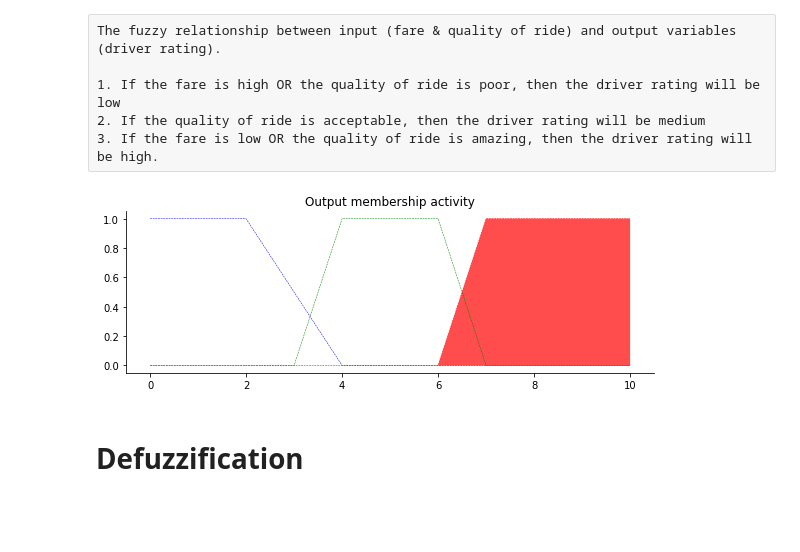
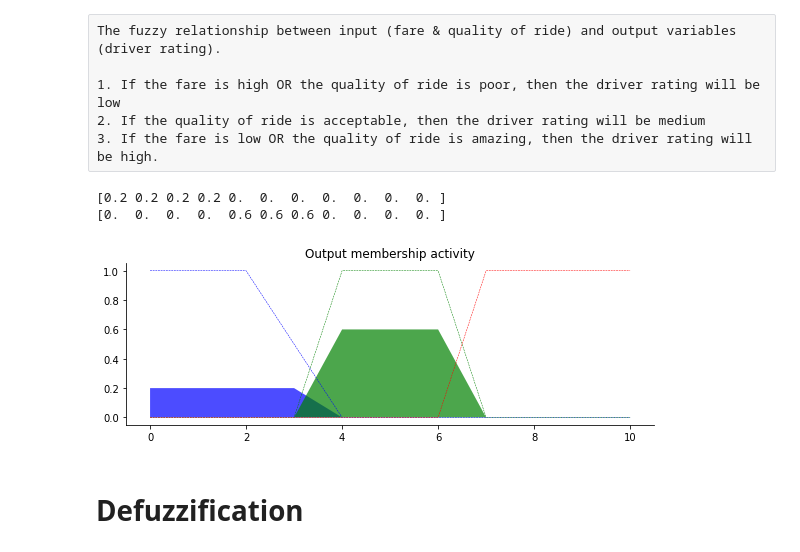
Before and after one commit to hoyin91/CCS516_Assignment2_fuzzy, a Jupyter notebook: Fuzzy_ass_2.ipynb, the cells around one changed output. Saved outputs shown, nothing was run; the diff lists cells and outputs as text; code cells hidden in the pictures; blank space fills up the shorter version.

```diff
--- a/Fuzzy_ass_2.ipynb
+++ b/Fuzzy_ass_2.ipynb
@@ -64,8 +64,8 @@ The fuzzy relationship between input (fare & quality of ride) and output variabl
 # %%
 # We need the activation of our fuzzy membership functions at these values.
 # This is what fuzz.interp_membership exists for!
-fare_price = 25.5
-quality_level = 7.5
+fare_price = 19.3
+quality_level = 3.6
 
 fare_level_lo = fuzz.interp_membership(x_fare, fare_lo, fare_price)
 fare_level_md = fuzz.interp_membership(x_fare, fare_md, fare_price)
@@ -82,36 +82,38 @@ active_rule1 = np.fmax(fare_level_hi, qual_level_lo)
 # Now we apply this by clipping the top off the corresponding output
 # membership function with `np.fmin`
 rate_activation_lo = np.fmin(active_rule1, rating_lo)  # removed entirely to 0
-
+print(rate_activation_lo)
 # For rule 2 we connect acceptable service to medium rating
 rate_activation_md = np.fmin(qual_level_md, rating_md)
-
+print(rate_activation_md)
 # For rule 3 we connect high quality of ride OR low fare with high rating
 active_rule3 = np.fmax(qual_level_hi, fare_level_lo)
 rate_activation_hi = np.fmin(active_rule3, rating_hi)
 rate0 = np.zeros_like(x_rating)
 
 # Visualize this
 fig, ax0 = plt.subplots(figsize=(8, 3))
 
 ax0.fill_between(x_rating, rate0, rate_activation_lo, facecolor='b', alpha=0.7)
 ax0.plot(x_rating, rating_lo, 'b', linewidth=0.5, linestyle='--', )
 ax0.fill_between(x_rating, rate0, rate_activation_md, facecolor='g', alpha=0.7)
 ax0.plot(x_rating, rating_md, 'g', linewidth=0.5, linestyle='--')
 ax0.fill_between(x_rating, rate0, rate_activation_hi, facecolor='r', alpha=0.7)
 ax0.plot(x_rating, rating_hi, 'r', linewidth=0.5, linestyle='--')
 ax0.set_title('Output membership activity')
 
 # Turn off top/right axes
 for ax in (ax0,):
     ax.spines['top'].set_visible(False)
     ax.spines['right'].set_visible(False)
     ax.get_xaxis().tick_bottom()
     ax.get_yaxis().tick_left()
 
 plt.tight_layout()
 # %% [output]
+[0.2 0.2 0.2 0.2 0.  0.  0.  0.  0.  0.  0. ]
+[0.  0.  0.  0.  0.6 0.6 0.6 0.  0.  0.  0. ]
-[figure, old version]
+[figure, new version]
 # %% [markdown]
 # Defuzzification
 # %%
```
Also changed, not shown: parts of 1 cell of this notebook.
